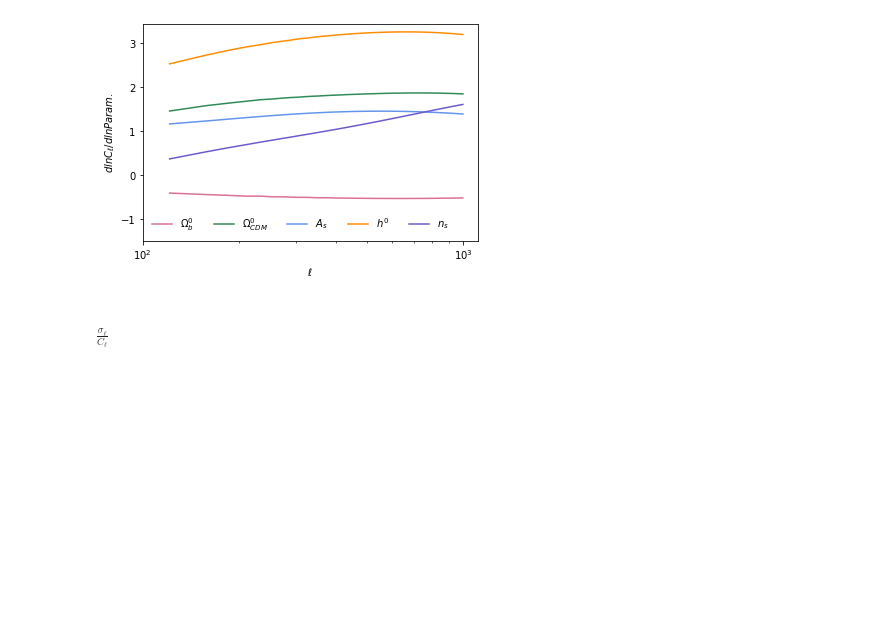
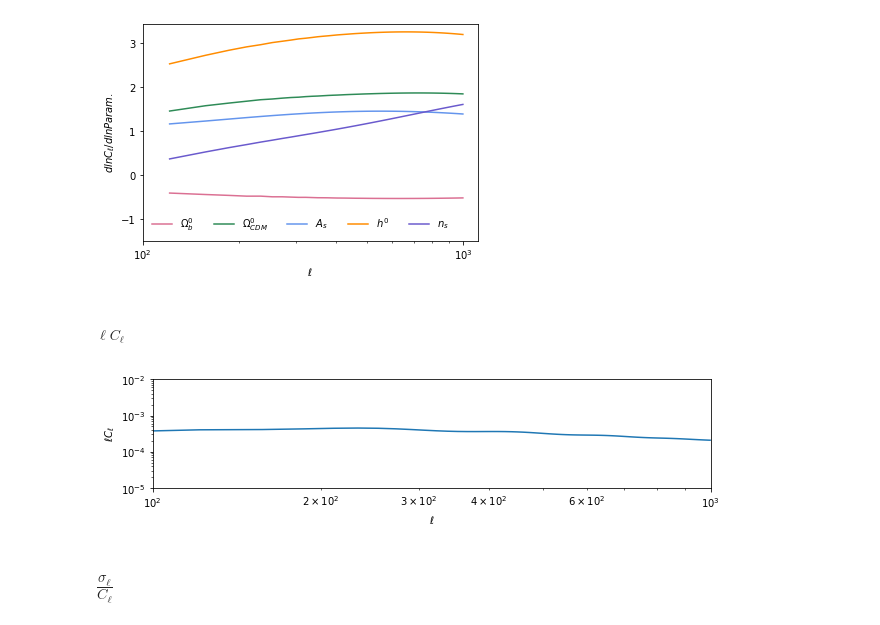
Before and after one commit to AnaCarolinaSOliveira/cross-LIM, a Jupyter notebook: test_Fisher.ipynb, the cells around one changed output. Cells and saved outputs as stored; diff of their text form; code cells hidden in the pictures; blank space fills up the shorter version.

```diff
--- a/test_Fisher.ipynb
+++ b/test_Fisher.ipynb
@@ -275,5 +368,23 @@ plt.ylabel(r'$d ln C_{\ell} / d ln Param.$')
 plt.savefig('/Users/anacarolinaoliveira/Downloads/dlnCl_check.pdf')
 # %% [output]
 [figure]
+# %% [markdown]
+##### $\ell C_{\ell}$
+# %%
+w_bin = WeightTracerLSSTBins(u, zphMin=binedges[8], zphMax=binedges[9])
+Pauto = P2dAuto(u, u, w_bin, lBins=L, nProc=3, name='bin', save=True)
+Cl_auto = Pauto.P1h+Pauto.P2h+Pauto.Pnoise
+lCl = L*Cl_auto
+fig = plt.figure(figsize=(10, 2))
+plt.plot(L, lCl)
+plt.xscale('log')
+plt.yscale('log')
+plt.xlim(left=100, right=1000)
+plt.ylim(bottom=1e-05, top=0.01)
+plt.xlabel(r'$\ell$')
+plt.ylabel(r'$\ell C_{\ell}$')
+plt.savefig('/Users/anacarolinaoliveira/Downloads/lCl_check.pdf')
+# %% [output]
+[figure, added]
 # %% [markdown]
-##### $\frac{\sigma_{\ell}}{C_{\ell}}$
+### $\frac{\sigma_{\ell}}{C_{\ell}}$
```
Also changed, not shown: parts of 17 cells of this notebook.
